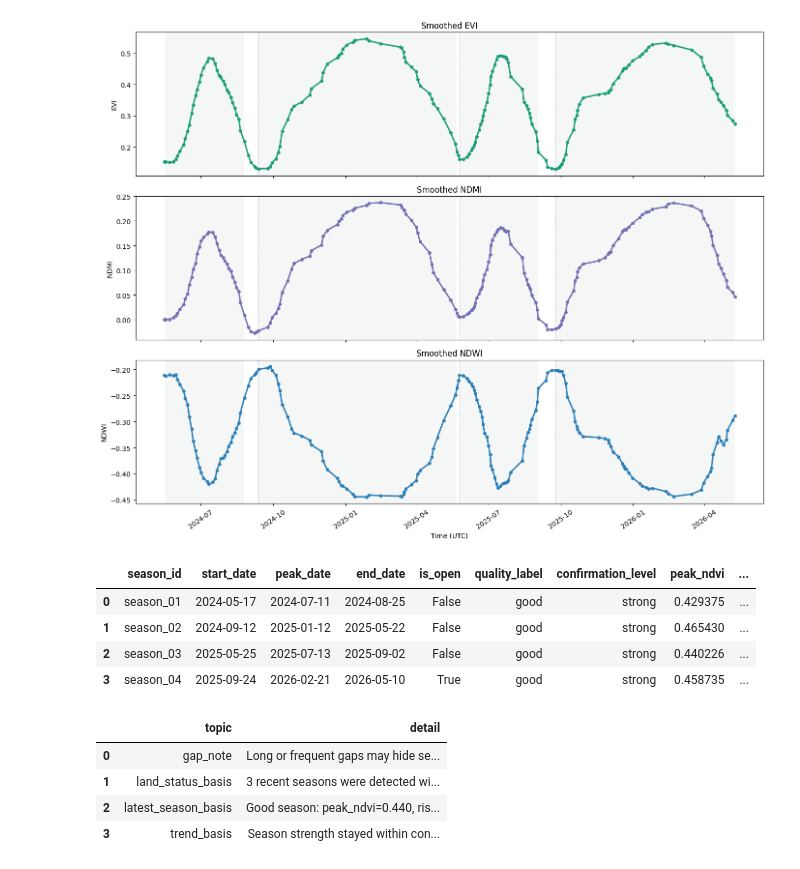
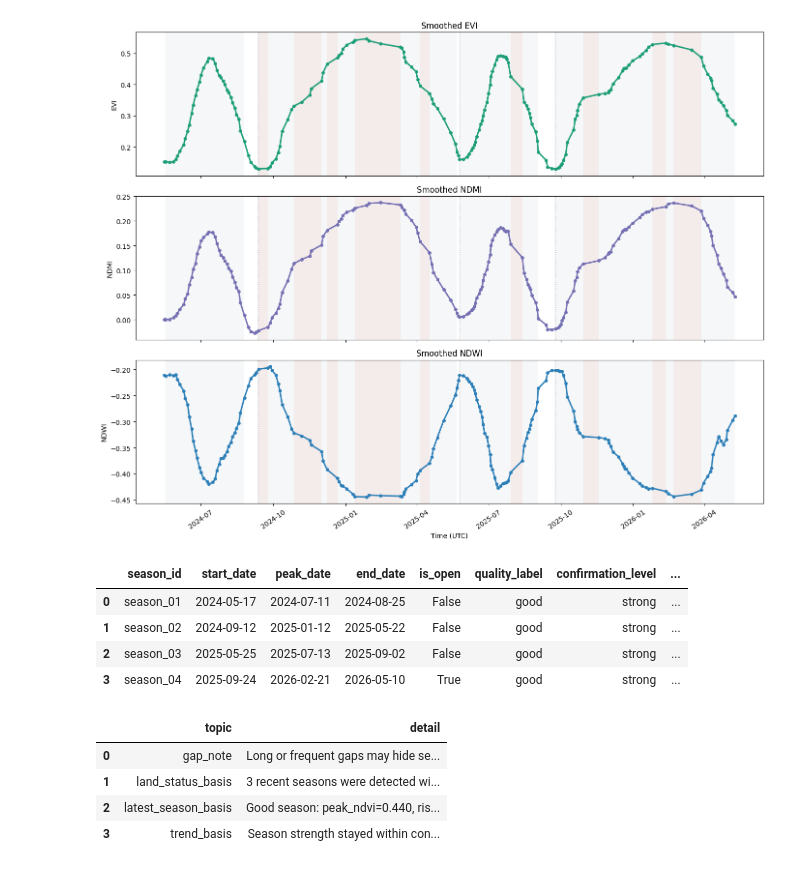
Before and after one commit to Abdo-Eid/FarmTrust, a Jupyter notebook: notebooks/03-phase_a_assessment_story.ipynb, the cells around one changed output. Drawn from its saved outputs; the diff is of its cells as text; code cells hidden in the pictures.

```diff
--- a/notebooks/03-phase_a_assessment_story.ipynb
+++ b/notebooks/03-phase_a_assessment_story.ipynb
@@ -64,6 +97,14 @@ df = pd.read_csv(SMOOTHED_CSV_PATH)
 df['timestamp'] = pd.to_datetime(df['timestamp'], utc=True)
 usable_df = df[df['is_usable'].astype(str).str.lower() == 'true'].copy()
 
+long_gap_windows = pd.DataFrame(quality_metrics.get('long_gap_windows', []))
+if not long_gap_windows.empty:
+    long_gap_windows['start_timestamp'] = pd.to_datetime(long_gap_windows['start_timestamp'], utc=True)
+    long_gap_windows['end_timestamp'] = pd.to_datetime(long_gap_windows['end_timestamp'], utc=True)
+    grouped_gap_windows = merge_gap_windows(long_gap_windows)
+else:
+    grouped_gap_windows = long_gap_windows.copy()
+
 summary_df = pd.DataFrame([{
     'aoi_id': assessment_payload['aoi_id'],
     'interval_start': assessment_payload['interval']['start_date'],
@@ -75,6 +116,7 @@ summary_df = pd.DataFrame([{
     'latest_provisional': assessment_payload['latest_season_performance']['provisional'],
     'confidence': assessment_payload['confidence']['level'],
     'gap_risk': quality_metrics['gap_risk'],
+    'long_gap_count': quality_metrics.get('long_gap_count', 0),
 }])
 summary_df
 # %% [output]
@@ -90,7 +163,7 @@ else:
 fig, ax = plt.subplots(figsize=(14, 6))
 
 ax.plot(usable_df['timestamp'], usable_df['ndvi_smoothed'], color='#d95f02', linewidth=2.4, marker='o', markersize=4, label='Smoothed NDVI')
-ax.plot(usable_df['timestamp'], usable_df['ndvi_raw'], color='#74add1', linestyle='--', alpha=0.45, marker='o', markersize=4, label='Raw NDVI')
+ax.plot(usable_df['timestamp'], usable_df['ndvi_raw'], color='#74add1', linestyle='--', alpha=0.4, marker='o', markersize=4, label='Raw NDVI')
 
 season_colors = {
     'good': '#d9f0d3',
@@ -103,17 +176,25 @@ for index, season in enumerate(season_payload['seasons']):
     end = pd.Timestamp(season['end_date'], tz='UTC')
     peak = pd.Timestamp(season['peak_date'], tz='UTC')
     color = season_colors.get(season['quality_label'], '#e0e0e0')
-    ax.axvspan(start, end, color=color, alpha=0.24, linewidth=0)
+    ax.axvspan(start, end, color=color, alpha=0.22, linewidth=0)
     if index > 0:
         ax.axvline(start, color='#6c757d', linestyle=':', linewidth=1.2, alpha=0.9)
     ax.scatter([peak], [season['peak_ndvi']], color='#2f4858', s=55, zorder=3)
-    ax.text(peak, season['peak_ndvi'] + 0.012, f"{season['season_id']}\n{season['quality_label']} | {season.get('confirmation_level', 'n/a')}", fontsize=9, ha='center', va='bottom')
+    ax.text(peak, season['peak_ndvi'] + 0.01, f"{season['season_id']}\n{season['quality_label']}", fontsize=9, ha='center', va='bottom')
+
+if not grouped_gap_windows.empty:
+    for _, window in grouped_gap_windows.iterrows():
+        ax.axvspan(window['start_timestamp'], window['end_timestamp'], color='#d73027', alpha=0.09, linewidth=0)
 
 ax.axhline(0.18, color='#6c757d', linestyle=':', linewidth=1.5, label='Activity threshold')
-ax.set_title(f"Smoothed NDVI with season windows - {assessment_payload['aoi_id']}")
+legend_handles, legend_labels = ax.get_legend_handles_labels()
+if not grouped_gap_windows.empty:
+    legend_handles.append(Patch(facecolor='#d73027', alpha=0.09, edgecolor='none', label='Grouped long-gap band'))
+    legend_labels.append('Grouped long-gap band')
+ax.legend(legend_handles, legend_labels, loc='best')
+ax.set_title(f"Smoothed NDVI with season windows and grouped gap bands - {assessment_payload['aoi_id']}")
 ax.set_xlabel('Time (UTC)')
 ax.set_ylabel('NDVI')
-ax.legend(loc='best')
 plt.xticks(rotation=35)
 plt.tight_layout()
 plt.show()
@@ -135,9 +216,12 @@ for axis, (column, color, title) in zip(axes, metric_specs):
     for index, season in enumerate(season_payload['seasons']):
         start = pd.Timestamp(season['start_date'], tz='UTC')
         end = pd.Timestamp(season['end_date'], tz='UTC')
-        axis.axvspan(start, end, color='#adb5bd', alpha=0.12, linewidth=0)
+        axis.axvspan(start, end, color='#adb5bd', alpha=0.10, linewidth=0)
         if index > 0:
             axis.axvline(start, color='#6c757d', linestyle=':', linewidth=1.0, alpha=0.9)
+    if not grouped_gap_windows.empty:
+        for _, window in grouped_gap_windows.iterrows():
+            axis.axvspan(window['start_timestamp'], window['end_timestamp'], color='#d73027', alpha=0.06, linewidth=0)
     axis.set_title(title)
     axis.set_ylabel(column.replace('_smoothed', '').upper())
 
@@ -150,26 +234,29 @@ plt.show()
 # %%
 seasons_table = pd.DataFrame([
     {
         'season_id': season['season_id'],
         'start_date': season['start_date'],
         'peak_date': season['peak_date'],
         'end_date': season['end_date'],
         'is_open': season['is_open'],
         'quality_label': season['quality_label'],
         'confirmation_level': season.get('confirmation_level', 'n/a'),
+        'gap_overlap_count': season.get('gap_overlap_count', 0),
+        'gap_overlap_risk': season.get('gap_overlap_risk', 'low'),
+        'gap_overlap_stage': season.get('gap_overlap_stage', 'none'),
         'peak_ndvi': season['peak_ndvi'],
         'duration_days': season['duration_days'],
         'evidence_summary': season['evidence_summary'],
     }
     for season in season_payload['seasons']
 ])
 seasons_table
 # %% [output]
-|  | season_id | start_date | peak_date | end_date | is_open | quality_label | confirmation_level | peak_ndvi | ... |
-| 0 | season_01 | 2024-05-17 | 2024-07-11 | 2024-08-25 | False | good | strong | 0.429375 | ... |
-| 1 | season_02 | 2024-09-12 | 2025-01-12 | 2025-05-22 | False | good | strong | 0.465430 | ... |
-| 2 | season_03 | 2025-05-25 | 2025-07-13 | 2025-09-02 | False | good | strong | 0.440226 | ... |
-| 3 | season_04 | 2025-09-24 | 2026-02-21 | 2026-05-10 | True | good | strong | 0.458735 | ... |
+|  | season_id | start_date | peak_date | end_date | is_open | quality_label | confirmation_level | ... |
+| 0 | season_01 | 2024-05-17 | 2024-07-11 | 2024-08-25 | False | good | strong | ... |
+| 1 | season_02 | 2024-09-12 | 2025-01-12 | 2025-05-22 | False | good | strong | ... |
+| 2 | season_03 | 2025-05-25 | 2025-07-13 | 2025-09-02 | False | good | strong | ... |
+| 3 | season_04 | 2025-09-24 | 2026-02-21 | 2026-05-10 | True | good | strong | ... |
 # %%
 evidence_df = pd.DataFrame([{'topic': key, 'detail': value} for key, value in assessment_payload['evidence'].items()])
 evidence_df
```
Also changed, not shown: parts of 7 cells of this notebook, 20 other files.
